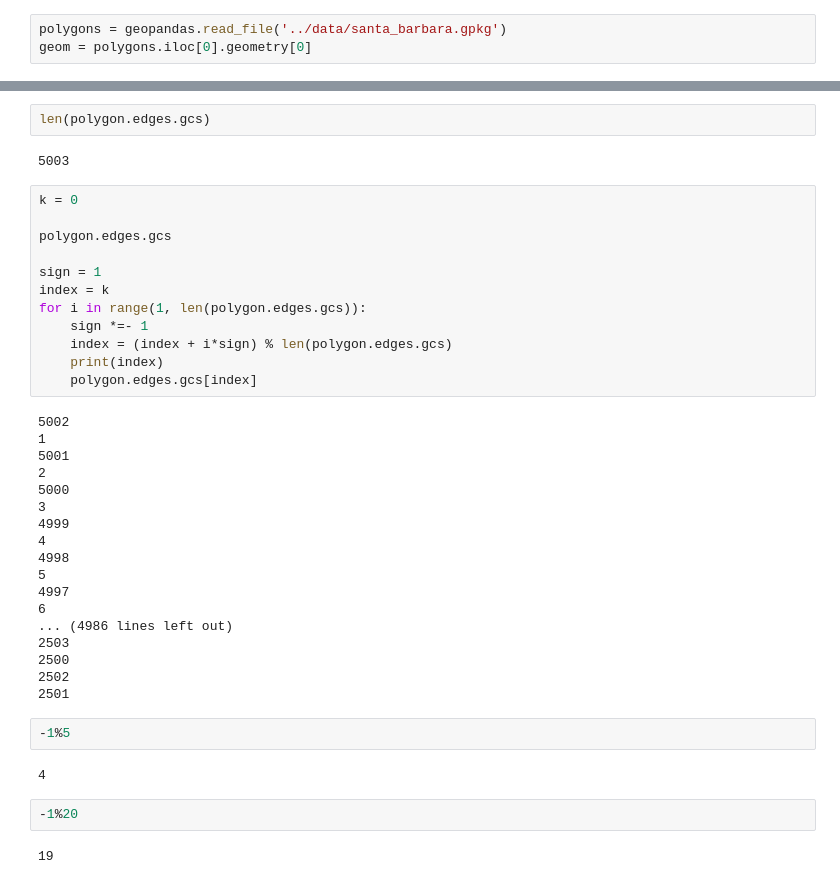
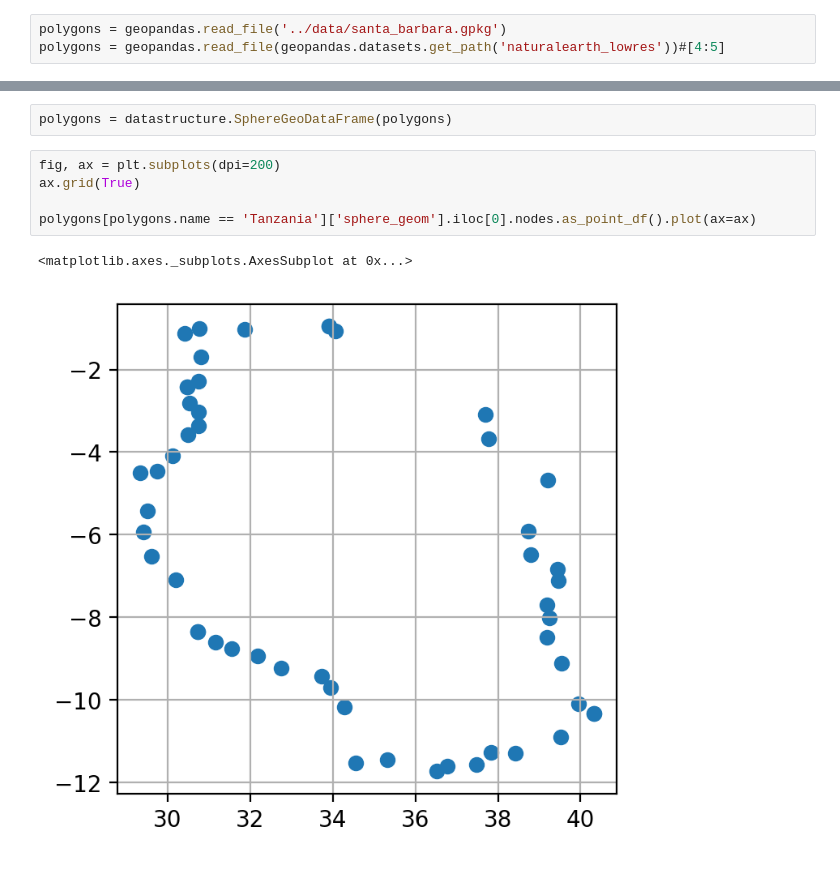
Before and after one commit to NiklasPhabian/SphereGIS, a Jupyter notebook: contrib/datastructure_test.ipynb, the cells around one changed output, grey strips where cells are left out. Cells and saved outputs as stored; diff of their text form.

Commit message:
more datastructure

```diff
--- a/contrib/datastructure_test.ipynb
+++ b/contrib/datastructure_test.ipynb
@@ -8,3 +8,3 @@ import numpy
 # %%
 polygons = geopandas.read_file('../data/santa_barbara.gpkg')
-geom = polygons.iloc[0].geometry[0]
+polygons = geopandas.read_file(geopandas.datasets.get_path('naturalearth_lowres'))#[4:5]
@@ -14,42 +11,10 @@ polygon.from_polygon(geom)
-# %%
-len(polygon.edges.gcs)
-# %% [output]
-5003
-# %%
-k = 0
-
-polygon.edges.gcs
-
-sign = 1
-index = k
-for i in range(1, len(polygon.edges.gcs)):
-    sign *=- 1
-    index = (index + i*sign) % len(polygon.edges.gcs)
-    print(index)
-    polygon.edges.gcs[index]
-# %% [output]
-5002
-1
-5001
-2
-5000
-3
-4999
-4
-4998
-5
-4997
-6
-... (4986 lines left out)
-2503
-2500
-2502
-2501
-# %%
--1%5
-# %% [output]
-4
-# %%
--1%20
-# %% [output]
-19
+# %%
+polygons = datastructure.SphereGeoDataFrame(polygons)
+# %%
+fig, ax = plt.subplots(dpi=200)
+ax.grid(True)
+
+polygons[polygons.name == 'Tanzania']['sphere_geom'].iloc[0].nodes.as_point_df().plot(ax=ax)
+# %% [output]
+<matplotlib.axes._subplots.AxesSubplot at 0x...>
+[figure, added]
```
Also changed, not shown: parts of 4 cells of this notebook, 10 other files.
